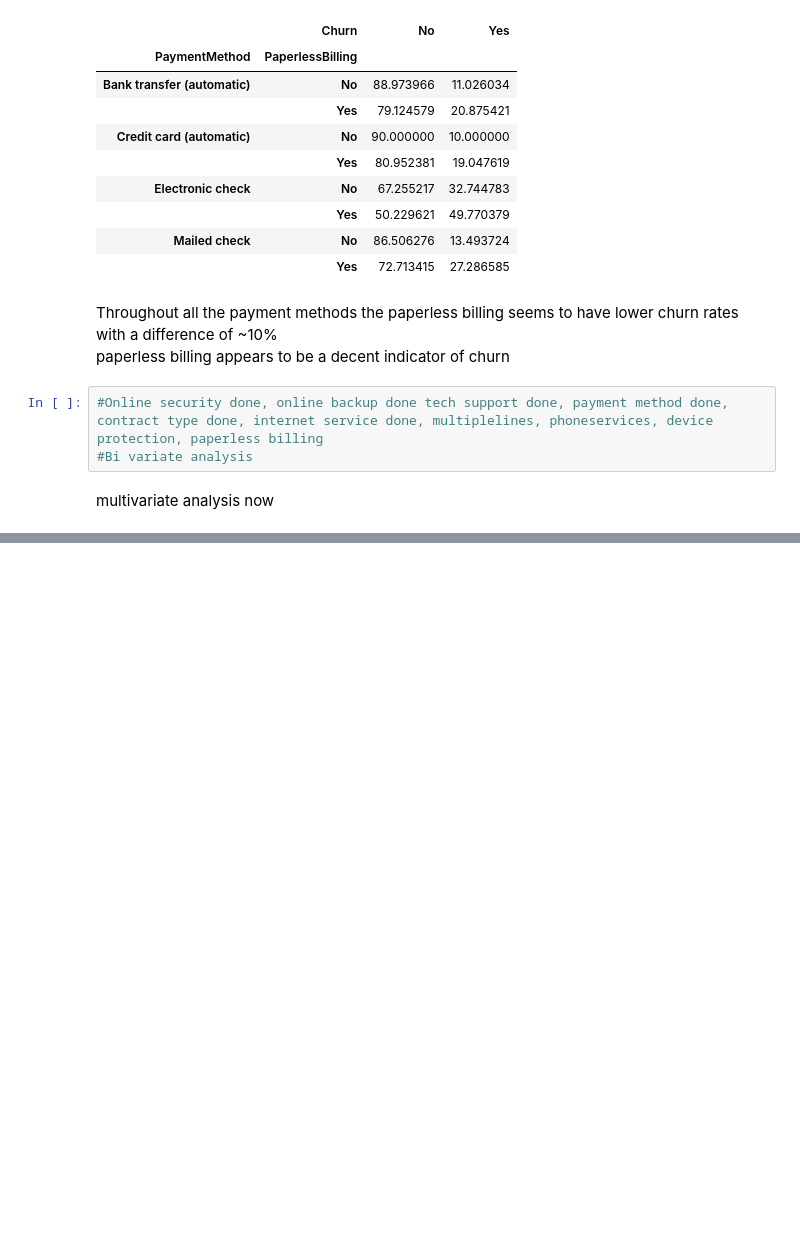
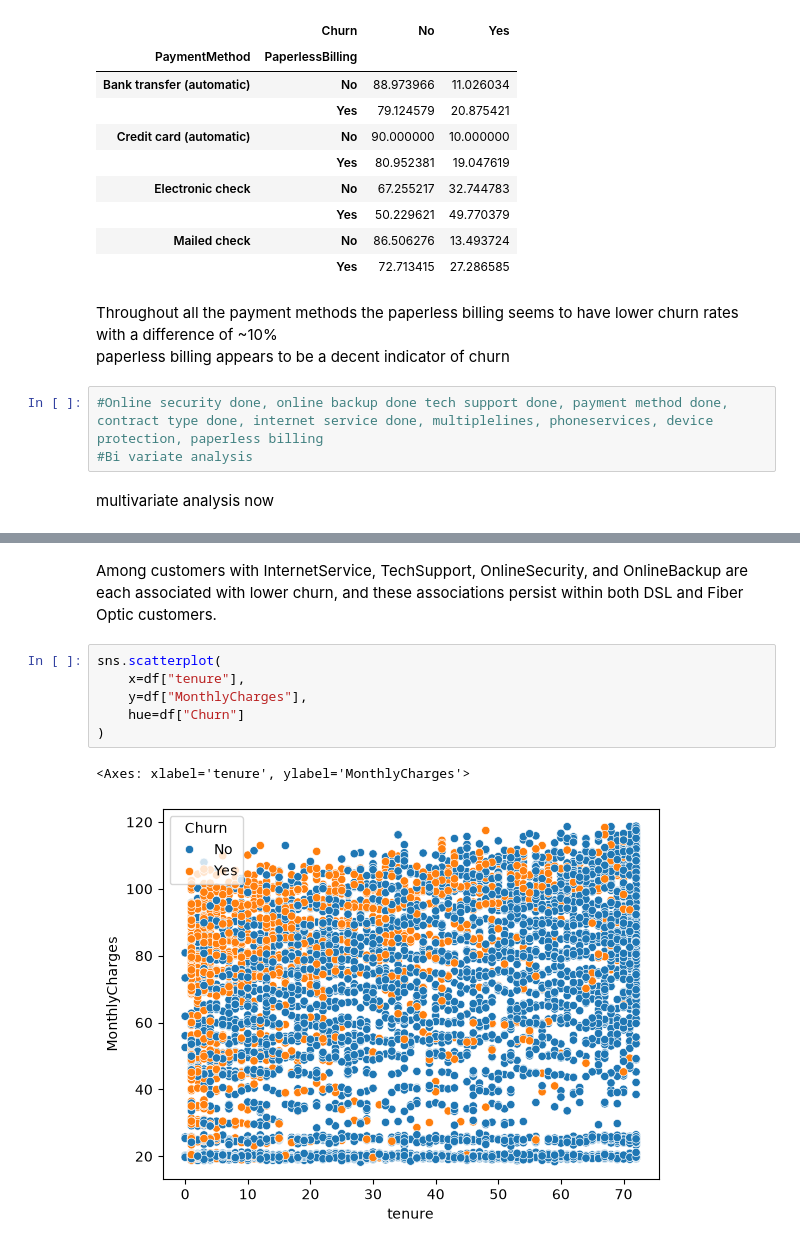
Before and after one commit to SuryanshThapliyal/IBM-Telco-customer-churn-prediction, a Jupyter notebook: customer_churn.ipynb, the cells around one changed output, grey strips where cells are left out. Saved outputs shown, nothing was run; the diff lists cells and outputs as text; blank space fills up the shorter version.

```diff
--- a/customer_churn.ipynb
+++ b/customer_churn.ipynb
@@ -1013,0 +1107,11 @@ multivariate analysis now
+# %% [markdown]
+Among customers with InternetService, TechSupport, OnlineSecurity, and OnlineBackup are each associated with lower churn, and these associations persist within both DSL and Fiber Optic customers.
+# %%
+sns.scatterplot(
+    x=df["tenure"],
+    y=df["MonthlyCharges"],
+    hue=df["Churn"]
+)
+# %% [output]
+<Axes: xlabel='tenure', ylabel='MonthlyCharges'>
+[figure, added]
```
Also changed, not shown: parts of 13 cells of this notebook.
